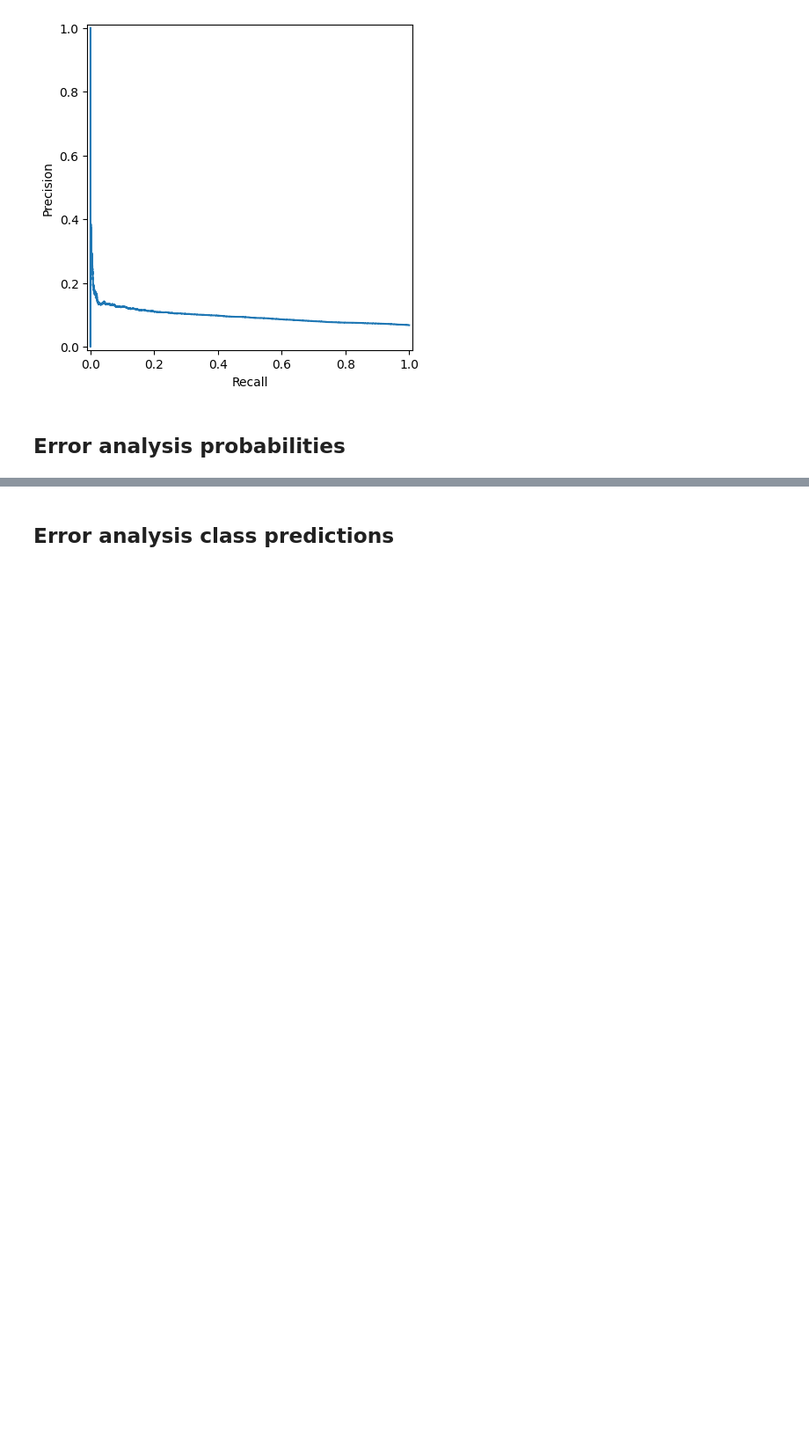
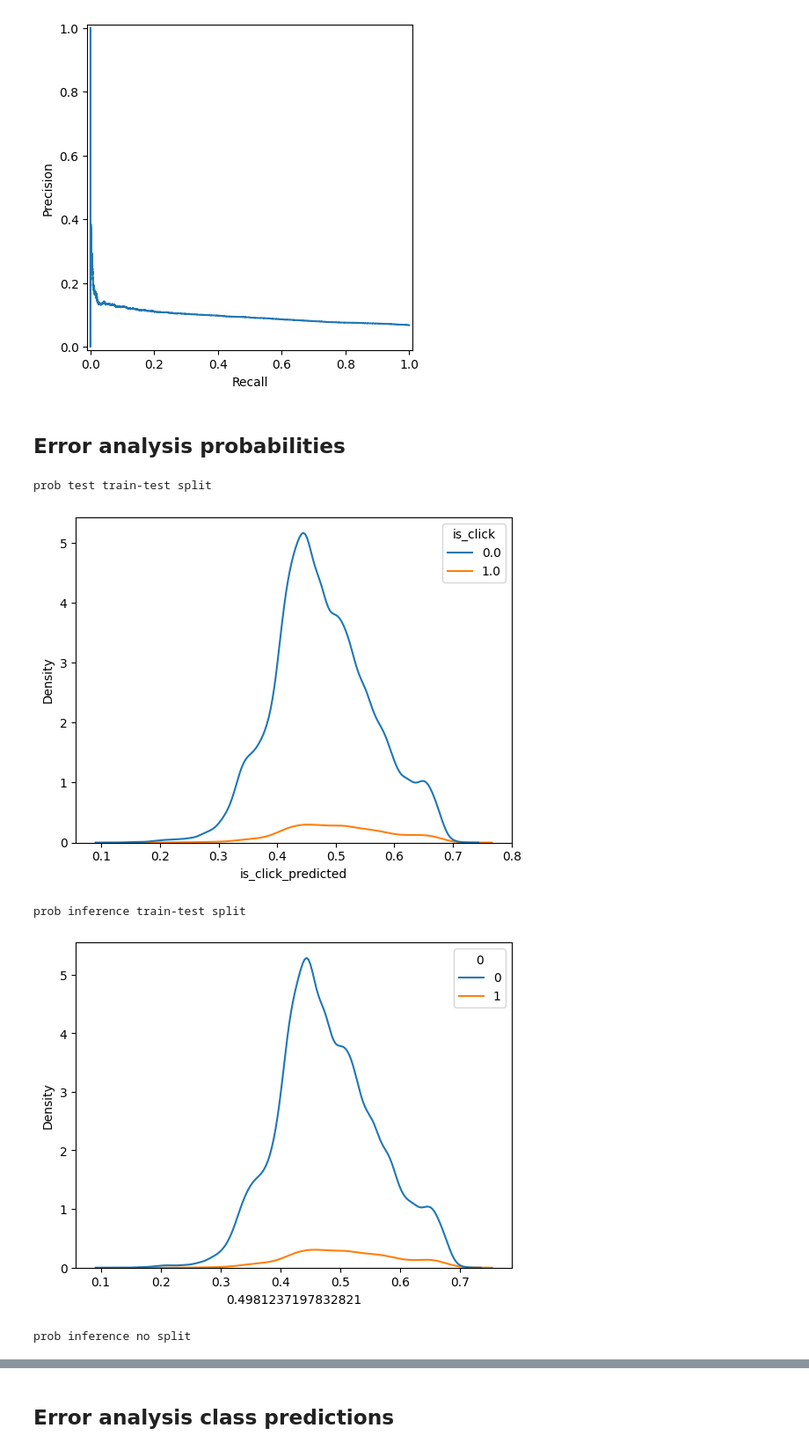
Before and after one commit to OphirTuretz/Y-DATA-Ninjas, a Jupyter notebook: notebooks/error_analysis_ophir.ipynb, the cells around one changed output, grey strips where cells are left out. Shown: that part at 88% size. Drawn from its saved outputs; the diff is of its cells as text; code cells hidden in the pictures; blank space fills up the shorter version.

```diff
--- a/notebooks/error_analysis_ophir.ipynb
+++ b/notebooks/error_analysis_ophir.ipynb
@@ -131,3 +131,20 @@ prauc prob inference no split: 0.09610316504542604
 [figure]
 # %% [markdown]
 ## Error analysis probabilities
+# %%
+y_trues = [p_s_p_t.is_click, y_i.iloc[:, 0], y_i.iloc[:, 0]]
+y_scores = [p_s_p_t.is_click_predicted, p_s_p_i.iloc[:, 0], p_ns_p_i.iloc[:, 0]]
+results_labels = ["prob test train-test split",
+                  "prob inference train-test split",
+                  "prob inference no split"]
+
+for y_true, y_score, label in zip(y_trues, y_scores, results_labels):
+    print(label)
+    sns.kdeplot(x=y_score, hue=y_true)
+    plt.show()
+# %% [output]
+prob test train-test split
+[figure, added]
+prob inference train-test split
+[figure, added]
+prob inference no split
```
Also changed, not shown: parts of 1 cell of this notebook.
